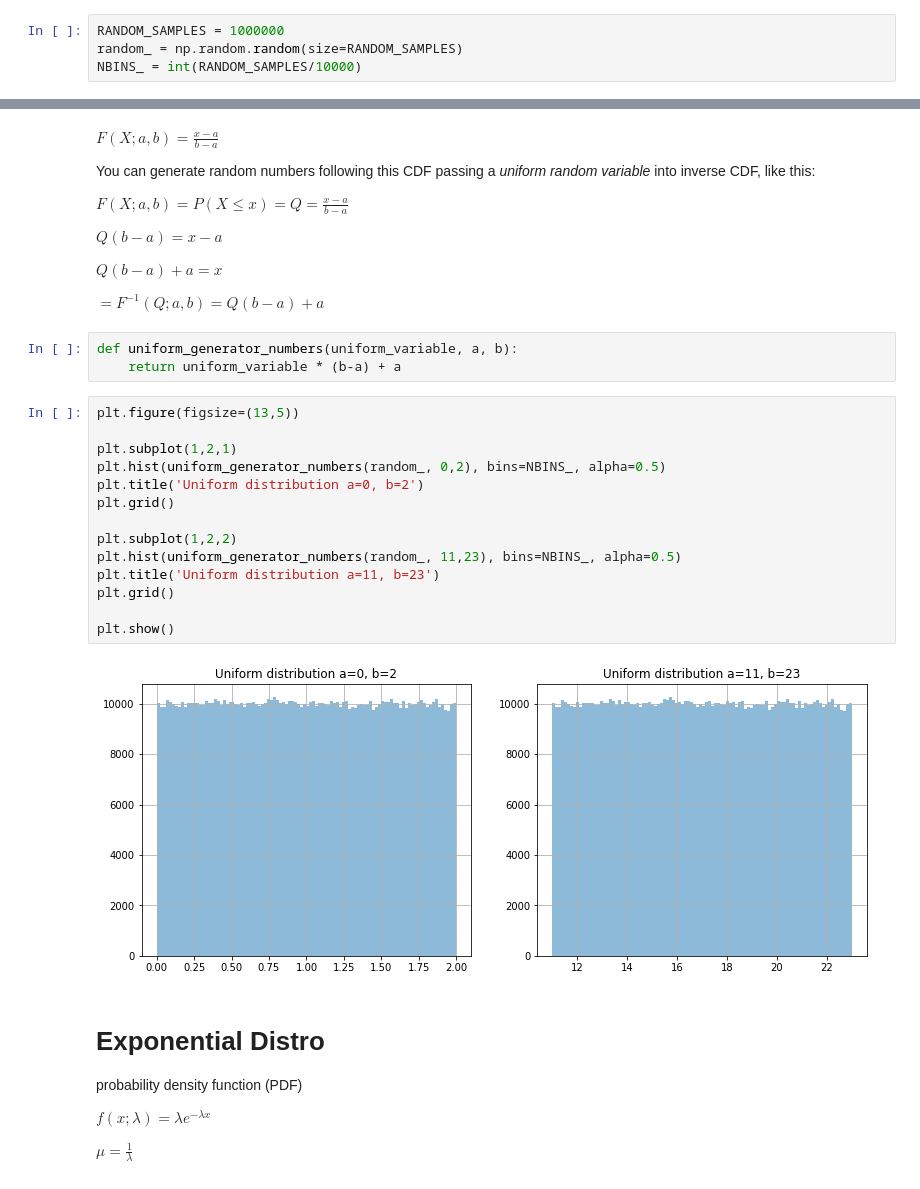
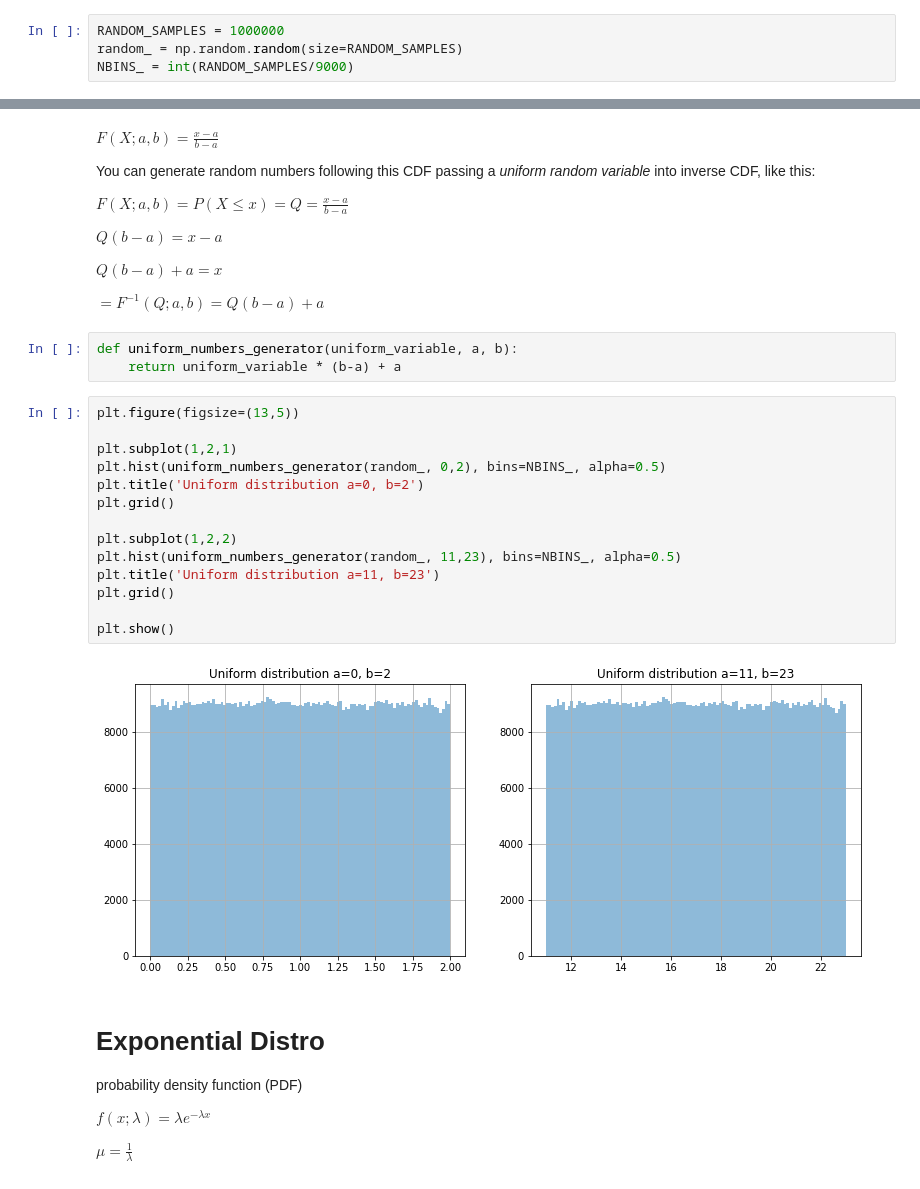
Before and after one commit to craquinterogo/quantitative_finance, a Jupyter notebook: Simulation/Monte_Carlo/ProbabilityDistRandomNumbersGenerator.ipynb, the cells around one changed output, grey strips where cells are left out. Drawn from its saved outputs; the diff is of its cells as text.

Commit message:
Adjustments of random numbers generator

```diff
--- a/Simulation/Monte_Carlo/ProbabilityDistRandomNumbersGenerator.ipynb
+++ b/Simulation/Monte_Carlo/ProbabilityDistRandomNumbersGenerator.ipynb
@@ -8,7 +10,7 @@ np.random.seed(101)
 # %%
 RANDOM_SAMPLES = 1000000
 random_ = np.random.random(size=RANDOM_SAMPLES)
-NBINS_ = int(RANDOM_SAMPLES/10000)
+NBINS_ = int(RANDOM_SAMPLES/9000)
 # %%
 plt.figure(figsize=(12,5))
 plt.hist(random_)
@@ -53,24 +55,24 @@ $Q (b - a) + a = x$
 
 $= F^{-1}(Q;a,b) = Q (b - a) + a$
 # %%
-def uniform_generator_numbers(uniform_variable, a, b):
+def uniform_numbers_generator(uniform_variable, a, b):
     return uniform_variable * (b-a) + a
 # %%
 plt.figure(figsize=(13,5))
 
 plt.subplot(1,2,1)
-plt.hist(uniform_generator_numbers(random_, 0,2), bins=NBINS_, alpha=0.5)
+plt.hist(uniform_numbers_generator(random_, 0,2), bins=NBINS_, alpha=0.5)
 plt.title('Uniform distribution a=0, b=2')
 plt.grid()
 
 plt.subplot(1,2,2)
-plt.hist(uniform_generator_numbers(random_, 11,23), bins=NBINS_, alpha=0.5)
+plt.hist(uniform_numbers_generator(random_, 11,23), bins=NBINS_, alpha=0.5)
 plt.title('Uniform distribution a=11, b=23')
 plt.grid()
 
 plt.show()
 # %% [output]
-[figure, old version]
+[figure, new version]
 # %% [markdown]
 # Exponential Distro
 
```
Also changed, not shown: parts of 17 cells of this notebook.
